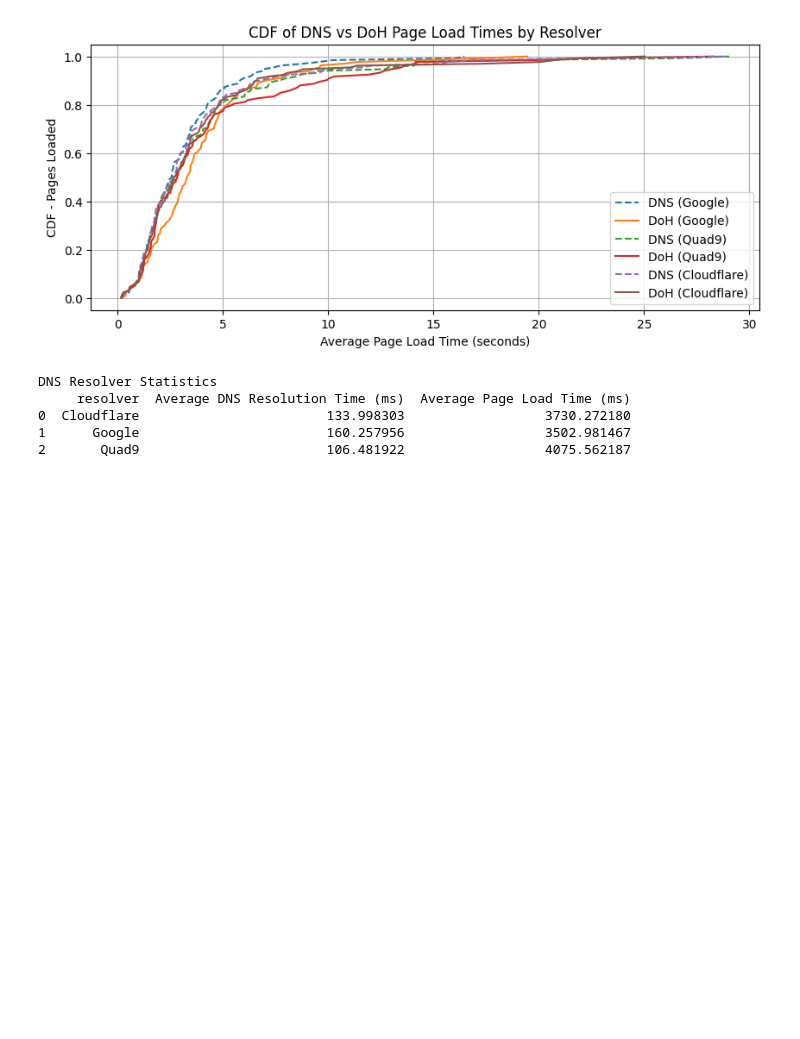
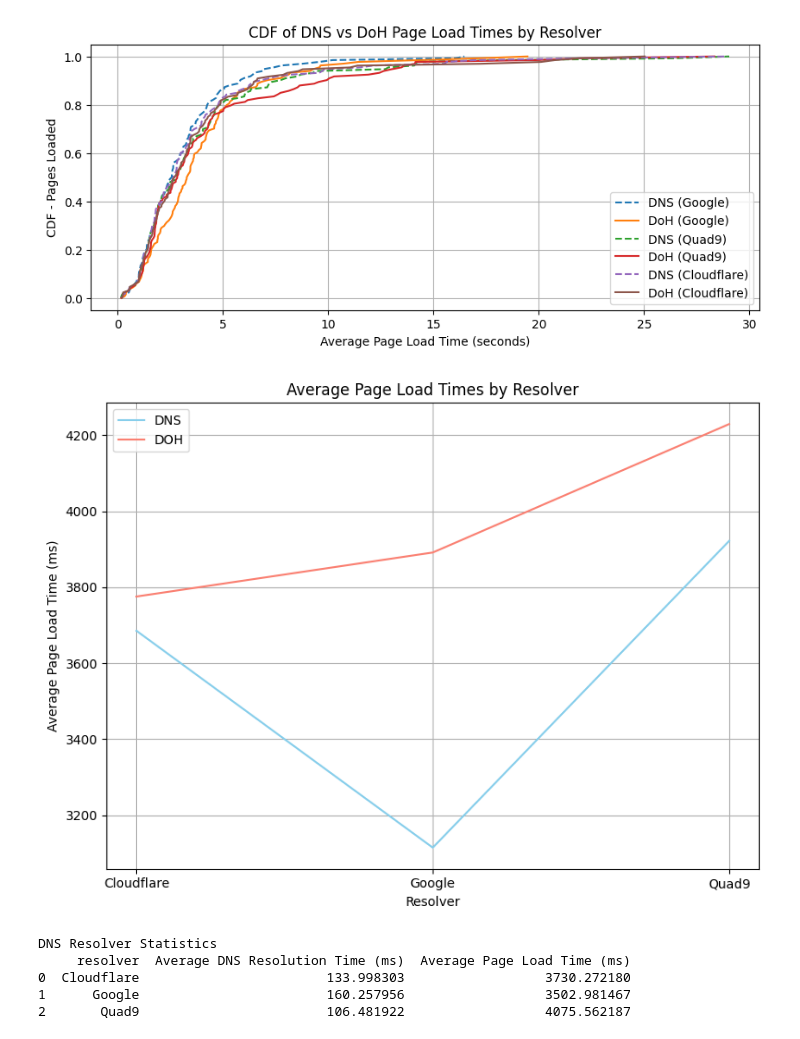
Before and after one commit to Simon-Oliver/dns-performance-11484, a Jupyter notebook: dns_doh_analysis.ipynb, the cells around one changed output. Saved outputs shown, nothing was run; the diff lists cells and outputs as text; code cells hidden in the pictures; blank space fills up the shorter version.

Commit message:
Line graphs for final paper

```diff
--- a/dns_doh_analysis.ipynb
+++ b/dns_doh_analysis.ipynb
@@ -125,3 +129,19 @@ plt.show()
+# %%
+grouped_page_load_data = data.groupby(['resolver', 'dns_type'])['page_load_avg_ms'].mean().unstack()
+
+plt.figure(figsize=(8, 6))
+plt.plot(grouped_page_load_data.index, grouped_page_load_data['DNS'], label="DNS", color='skyblue')
+plt.plot(grouped_page_load_data.index, grouped_page_load_data['DOH'], label="DOH", color='salmon')
+plt.title('Average Page Load Times by Resolver')
+plt.xlabel('Resolver')
+plt.ylabel('Average Page Load Time (ms)')
+plt.legend()
+plt.grid(True)
+plt.tight_layout()
+
+plt.show()
+# %% [output]
+[figure, added]
 # %%
 resolver_stats = data.groupby(['resolver'])[['dns_avg_response_ms', 'page_load_avg_ms']].mean().reset_index()
 
```
Also changed, not shown: parts of 8 cells of this notebook.
